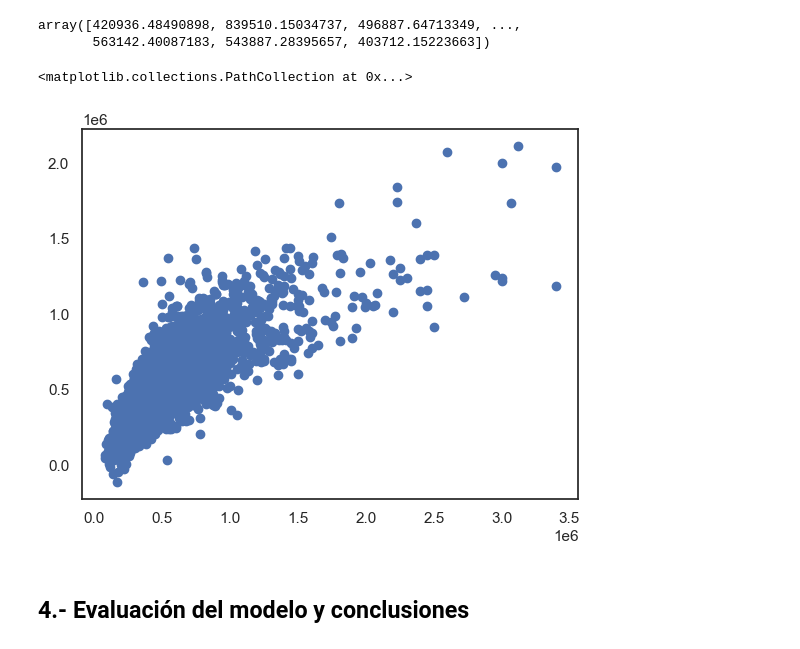
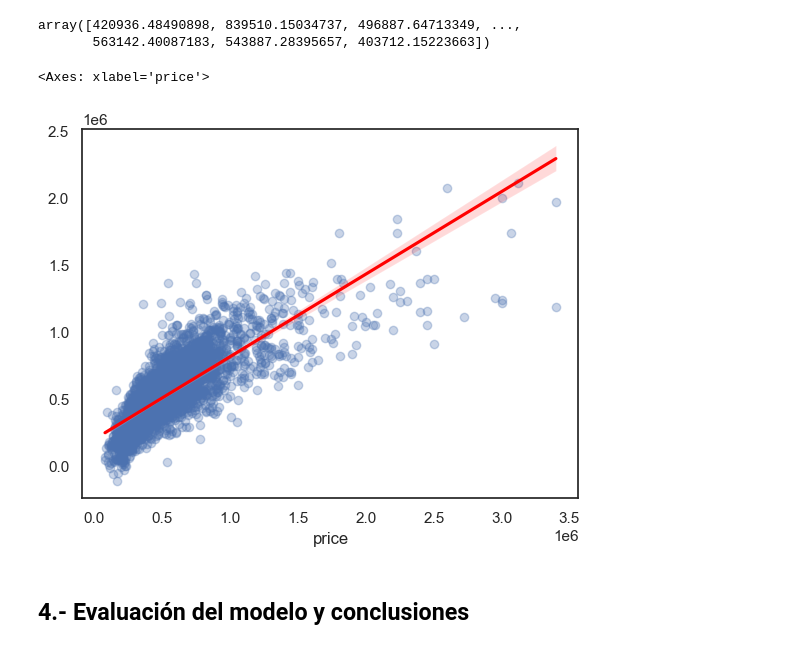
Before and after one commit to lidia-veli/UAX-DA2_Proyecto-Final_Housing, a Jupyter notebook: analisis.ipynb, the cells around one changed output. Drawn from its saved outputs; the diff is of its cells as text; code cells hidden in the pictures.

```diff
--- a/analisis.ipynb
+++ b/analisis.ipynb
@@ -788,11 +804,11 @@ y_predict_RL
 # %% [output]
 array([420936.48490898, 839510.15034737, 496887.64713349, ...,
        563142.40087183, 543887.28395657, 403712.15223663])
-# %%
-plt.scatter(y_test, y_predict_RL)
-# %% [output]
-<matplotlib.collections.PathCollection at 0x...>
-[figure, removed]
+# %%
+sns.regplot(x=y_test, y=y_predict_RL, line_kws={'color':'red'}, scatter_kws={'alpha':0.3})
+# %% [output]
+<Axes: xlabel='price'>
+[figure, added]
 # %% [markdown]
 ## 4.- Evaluación del modelo y conclusiones
 # %%
```
Also changed, not shown: parts of 15 cells of this notebook.
